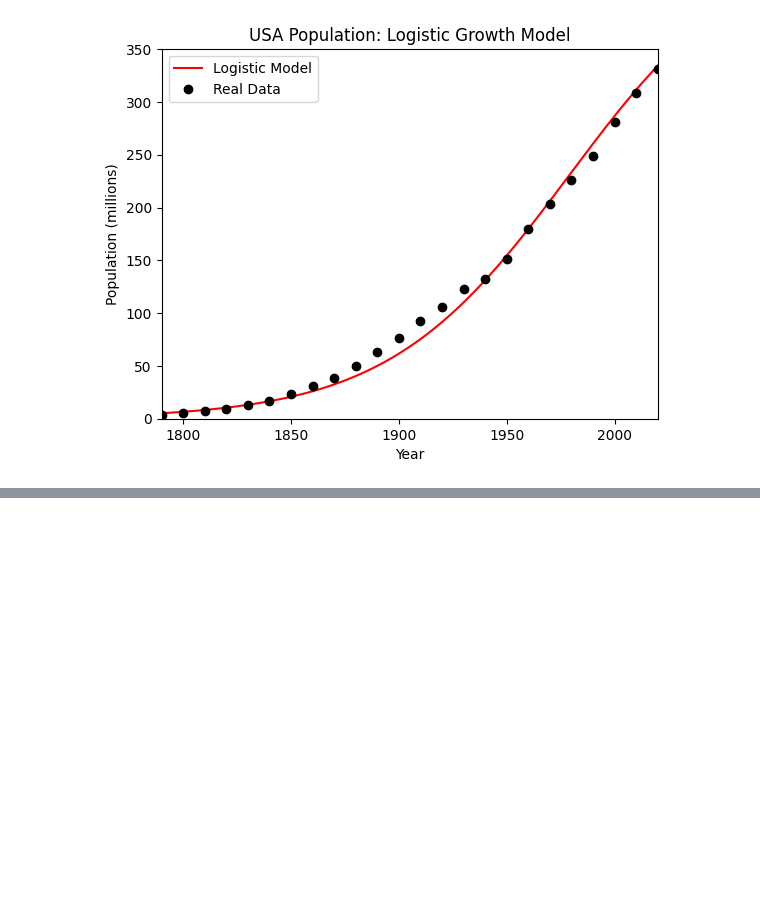
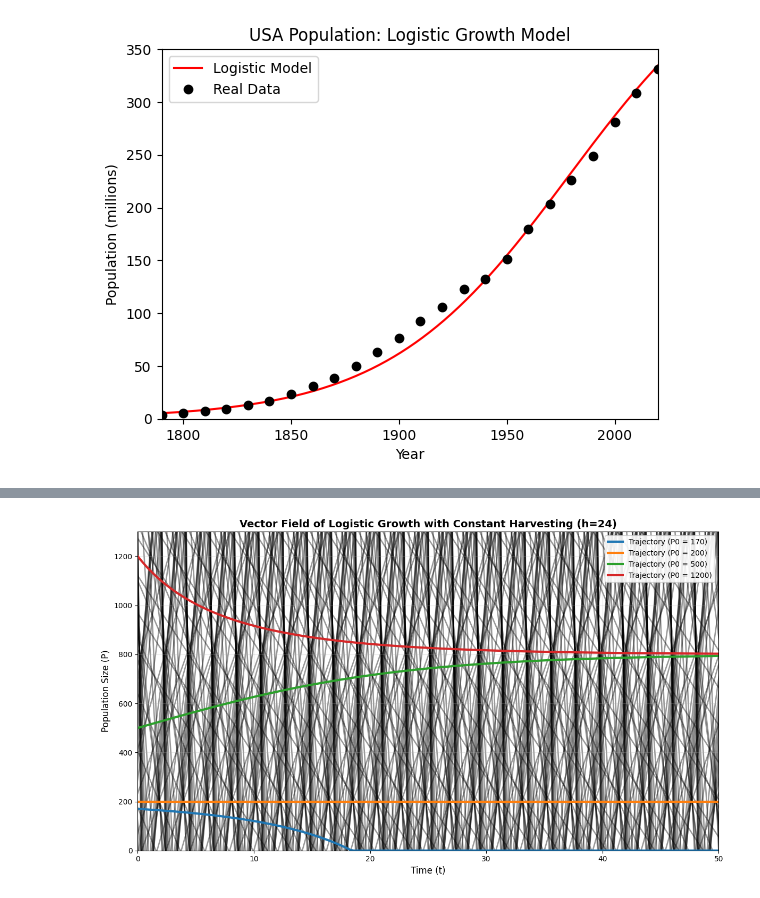
Before and after one commit to vaclav-petrak/modeling, a Jupyter notebook: lesson_1/notebooks/lesson_1_section_3.ipynb, the cells around one changed output, grey strips where cells are left out. Cells and saved outputs as stored; diff of their text form; code cells hidden in the pictures; blank space fills up the shorter version.

```diff
--- a/lesson_1/notebooks/lesson_1_section_3.ipynb
+++ b/lesson_1/notebooks/lesson_1_section_3.ipynb
@@ -164,0 +242,65 @@ plt.show()
+# %%
+import numpy as np
+import matplotlib.pyplot as plt
+from scipy.integrate import odeint
+
+# 1. Base Parameters
+r = 0.15         # Intrinsic growth rate
+K = 1000         # Carrying capacity
+h = 24           # Constant harvesting rate (Set to 24 to get clean equilibria)
+
+# Initial populations for our "rafts" (trajectories)
+# We deliberately set one exactly on the unstable equilibrium (200)
+P0_list = [170, 200, 500, 1200]
+
+# Calculate exact equilibrium points to draw on the plot
+discriminant = np.sqrt(r**2 - 4*r*h/K)
+P_high = (r + discriminant) / (2*r/K)  # Stable (800)
+P_low = (r - discriminant) / (2*r/K)   # Unstable (200)
+
+# 2. Set up the grid for the Vector Field (Arrows)
+t_vals = np.linspace(0, 50, 25)
+P_vals = np.linspace(0, 1400, 25)
+T, P = np.meshgrid(t_vals, P_vals)
+
+# Calculate the direction of the "flow" at each point
+U = np.ones_like(T)
+V = r * P * (1 - P / K) - h
+growth_speed = np.abs(V)
+
+# 3. Plotting the Vector Field
+plt.figure(figsize=(12, 7))
+Q = plt.quiver(T, P, U, V, color='black', pivot='mid', alpha=0.4)
+
+# 4. Define the differential equation for the numerical solver
+def logistic_harvest(P, t):
+    return r * P * (1 - P / K) - h
+
+# 5. Overlay the population trajectories
+t_line = np.linspace(0, 50, 200)
+
+for P0 in P0_list:
+    # Use scipy's numerical solver to find the trajectory
+    P_line = odeint(logistic_harvest, P0, t_line).flatten()
+
+    # Find exactly where the population crashes to 0 or below
+    extinction_indices = np.where(P_line <= 0)[0]
+
+    if len(extinction_indices) > 0:
+        # Get the first moment of extinction and set everything after it to strictly 0
+        first_zero = extinction_indices[0]
+        P_line[first_zero:] = 0
+    plt.plot(t_line, P_line, linewidth=3, label=f'Trajectory (P0 = {P0})')
+
+
+plt.title("Vector Field of Logistic Growth with Constant Harvesting (h=24)", fontsize=14, fontweight='bold')
+plt.xlabel("Time (t)", fontsize=12)
+plt.ylabel("Population Size (P)", fontsize=12)
+plt.xlim(0, 50)
+plt.ylim(0, 1300)
+plt.legend(loc='upper right', framealpha=0.9)
+plt.grid(True, alpha=0.3)
+plt.tight_layout()
+plt.show()
+# %% [output]
+[figure, added]
```
Also changed, not shown: parts of 4 cells of this notebook, 4 other files.
